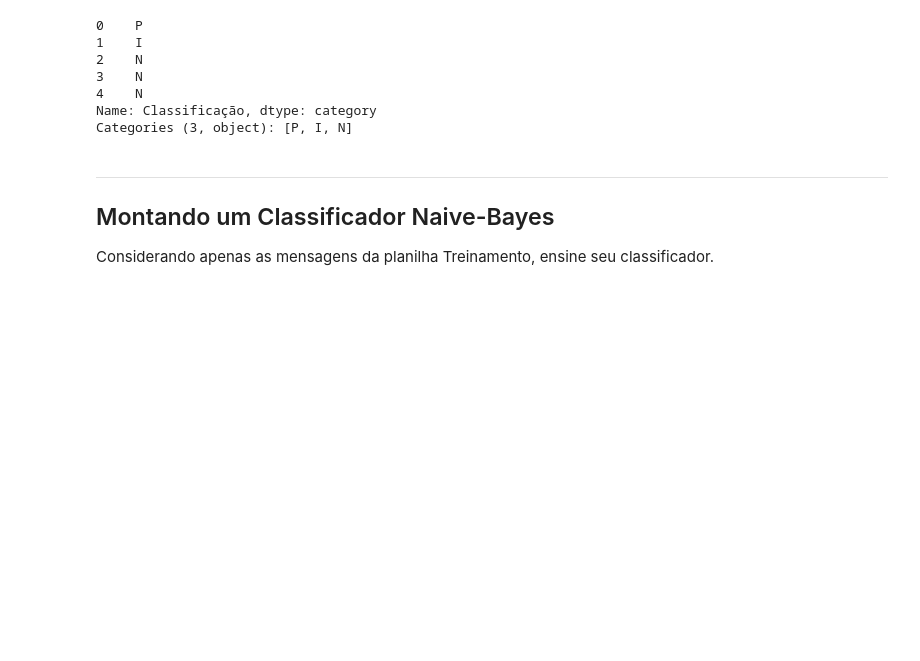
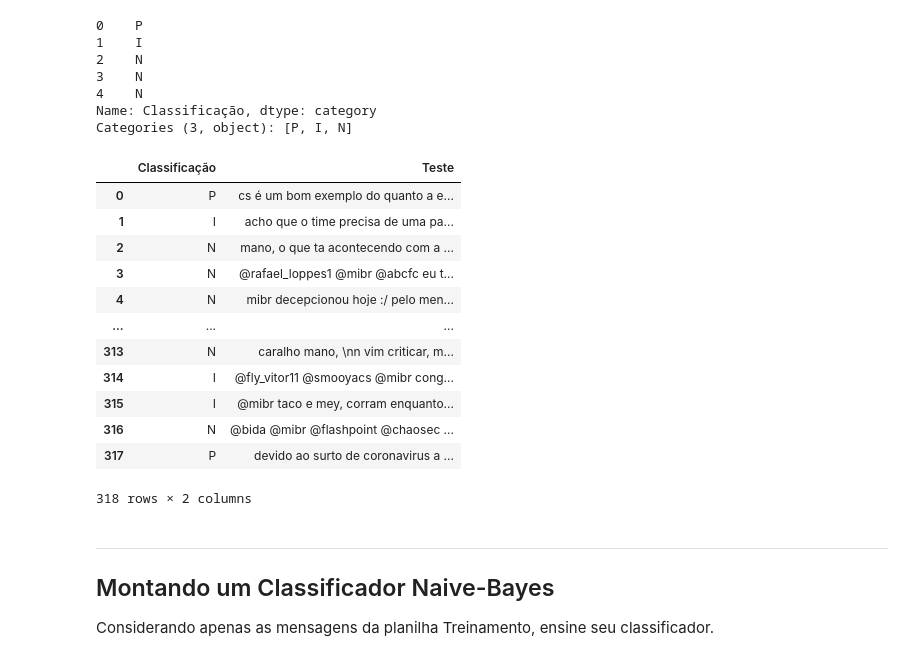
Before and after one commit to VitorMiada/p1_dados, a Jupyter notebook: Projeto1_Classificador.ipynb, the cells around one changed output. Cells and saved outputs as stored; diff of their text form; code cells hidden in the pictures; blank space fills up the shorter version.

```diff
--- a/Projeto1_Classificador.ipynb
+++ b/Projeto1_Classificador.ipynb
@@ -107,6 +107,22 @@ dados_teste['Classificação'].head(5)
 4    N
 Name: Classificação, dtype: category
 Categories (3, object): [P, I, N]
+# %%
+dados_teste
+# %% [output]
+|  | Classificação | Teste |
+| 0 | P | cs é um bom exemplo do quanto a e... |
+| 1 | I | acho que o time precisa de uma pa... |
+| 2 | N | mano, o que ta acontecendo com a ... |
+| 3 | N | @rafael_loppes1 @mibr @abcfc eu t... |
+| 4 | N | mibr decepcionou hoje :/ pelo men... |
+| ... | ... | ... |
+| 313 | N | caralho mano, \nn vim criticar, m... |
+| 314 | I | @fly_vitor11 @smooyacs @mibr cong... |
+| 315 | I | @mibr taco e mey, corram enquanto... |
+| 316 | N | @bida @mibr @flashpoint @chaosec ... |
+| 317 | P | devido ao surto de coronavirus a ... |
+318 rows × 2 columns
 # %% [markdown]
 ___
 ## Montando um Classificador Naive-Bayes
```
Also changed, not shown: parts of 12 cells of this notebook, 2 other files.
